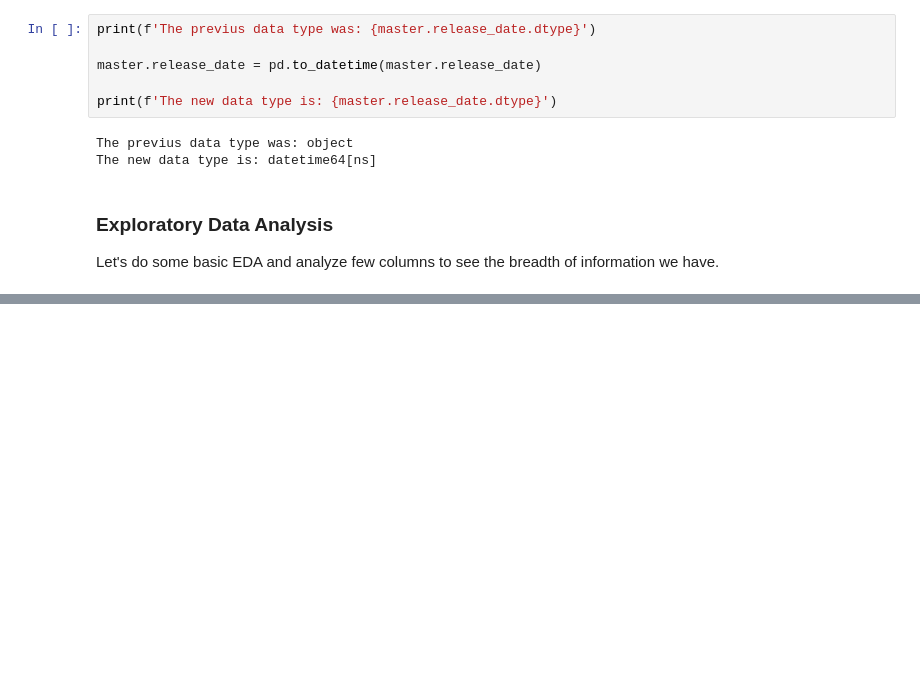
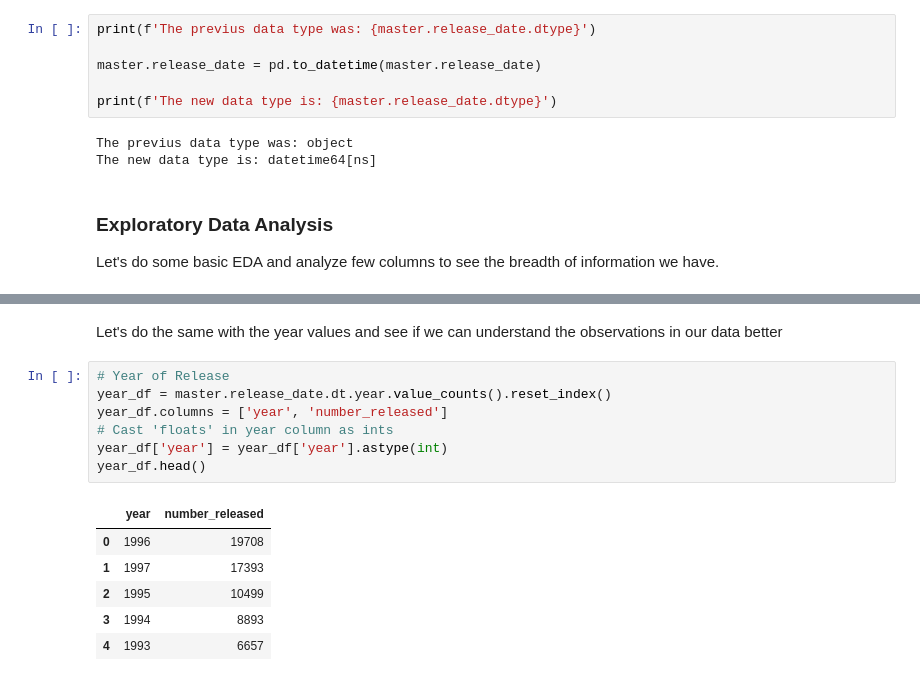
Before and after one commit to sarthakbatragatech/effective-pandas, a Jupyter notebook: movie_lens_experiments.ipynb, the cells around one changed output, grey strips where cells are left out. Cells and saved outputs as stored; diff of their text form; blank space fills up the shorter version.

```diff
--- a/movie_lens_experiments.ipynb
+++ b/movie_lens_experiments.ipynb
@@ -314,0 +323,16 @@ plt.show()
+# %% [markdown]
+Let's do the same with the year values and see if we can understand the observations in our data better
+# %%
+# Year of Release
+year_df = master.release_date.dt.year.value_counts().reset_index()
+year_df.columns = ['year', 'number_released']
+# Cast 'floats' in year column as ints
+year_df['year'] = year_df['year'].astype(int)
+year_df.head()
+# %% [output]
+|  | year | number_released |
+| 0 | 1996 | 19708 |
+| 1 | 1997 | 17393 |
+| 2 | 1995 | 10499 |
+| 3 | 1994 | 8893 |
+| 4 | 1993 | 6657 |
```
Also changed, not shown: parts of 6 cells of this notebook.
